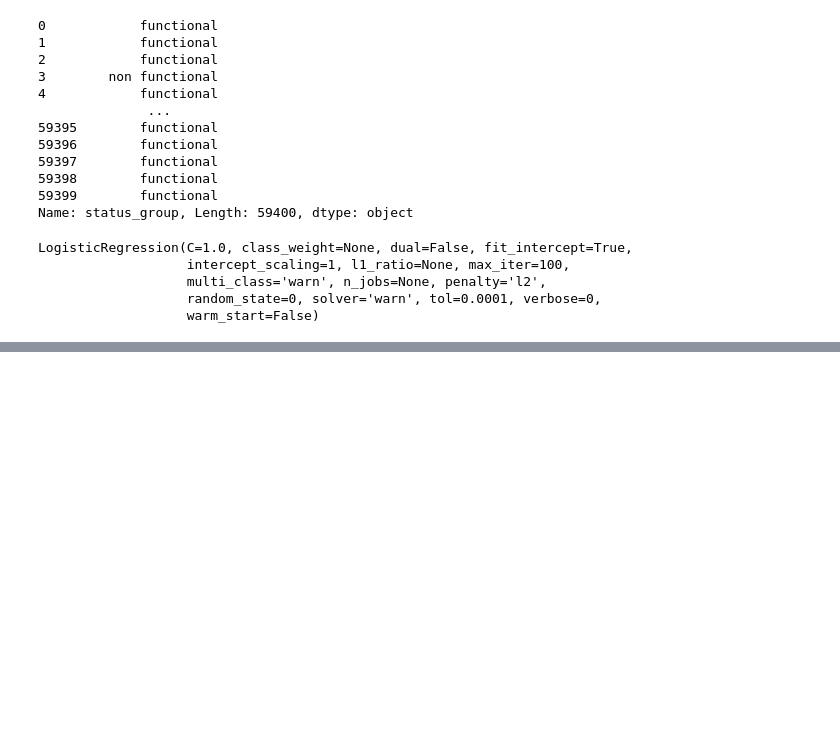
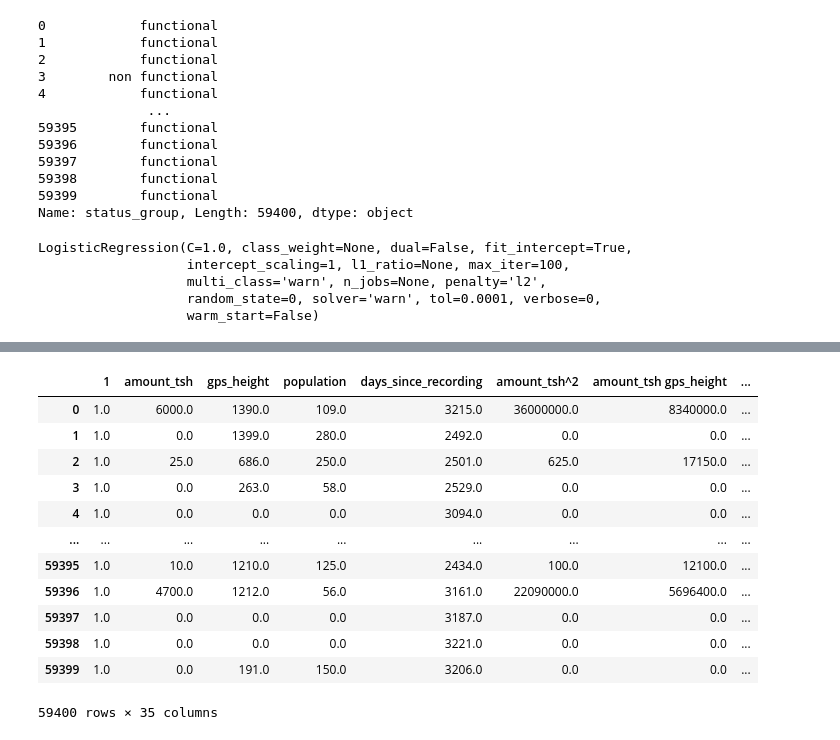
Before and after one commit to wvsharber/mod3project_Tanzania_water_well, a Jupyter notebook: lucas_exploratory/Explaratory.ipynb, the cells around one changed output, grey strips where cells are left out. Drawn from its saved outputs; the diff is of its cells as text; code cells hidden in the pictures; blank space fills up the shorter version.

```diff
--- a/lucas_exploratory/Explaratory.ipynb
+++ b/lucas_exploratory/Explaratory.ipynb
@@ -267,0 +337,17 @@ accuracy_score(y_test, preds)
+# %%
+poly_df = pd.DataFrame(df_nums_, columns = feature_list)
+poly_df
+# %% [output]
+|  | 1 | amount_tsh | gps_height | population | days_since_recording | amount_tsh^2 | amount_tsh gps_height | ... |
+| 0 | 1.0 | 6000.0 | 1390.0 | 109.0 | 3215.0 | 36000000.0 | 8340000.0 | ... |
+| 1 | 1.0 | 0.0 | 1399.0 | 280.0 | 2492.0 | 0.0 | 0.0 | ... |
+| 2 | 1.0 | 25.0 | 686.0 | 250.0 | 2501.0 | 625.0 | 17150.0 | ... |
+| 3 | 1.0 | 0.0 | 263.0 | 58.0 | 2529.0 | 0.0 | 0.0 | ... |
+| 4 | 1.0 | 0.0 | 0.0 | 0.0 | 3094.0 | 0.0 | 0.0 | ... |
+| ... | ... | ... | ... | ... | ... | ... | ... | ... |
+| 59395 | 1.0 | 10.0 | 1210.0 | 125.0 | 2434.0 | 100.0 | 12100.0 | ... |
+| 59396 | 1.0 | 4700.0 | 1212.0 | 56.0 | 3161.0 | 22090000.0 | 5696400.0 | ... |
+| 59397 | 1.0 | 0.0 | 0.0 | 0.0 | 3187.0 | 0.0 | 0.0 | ... |
+| 59398 | 1.0 | 0.0 | 0.0 | 0.0 | 3221.0 | 0.0 | 0.0 | ... |
+| 59399 | 1.0 | 0.0 | 191.0 | 150.0 | 3206.0 | 0.0 | 0.0 | ... |
+59400 rows × 35 columns
```
Also changed, not shown: parts of 16 cells of this notebook.
